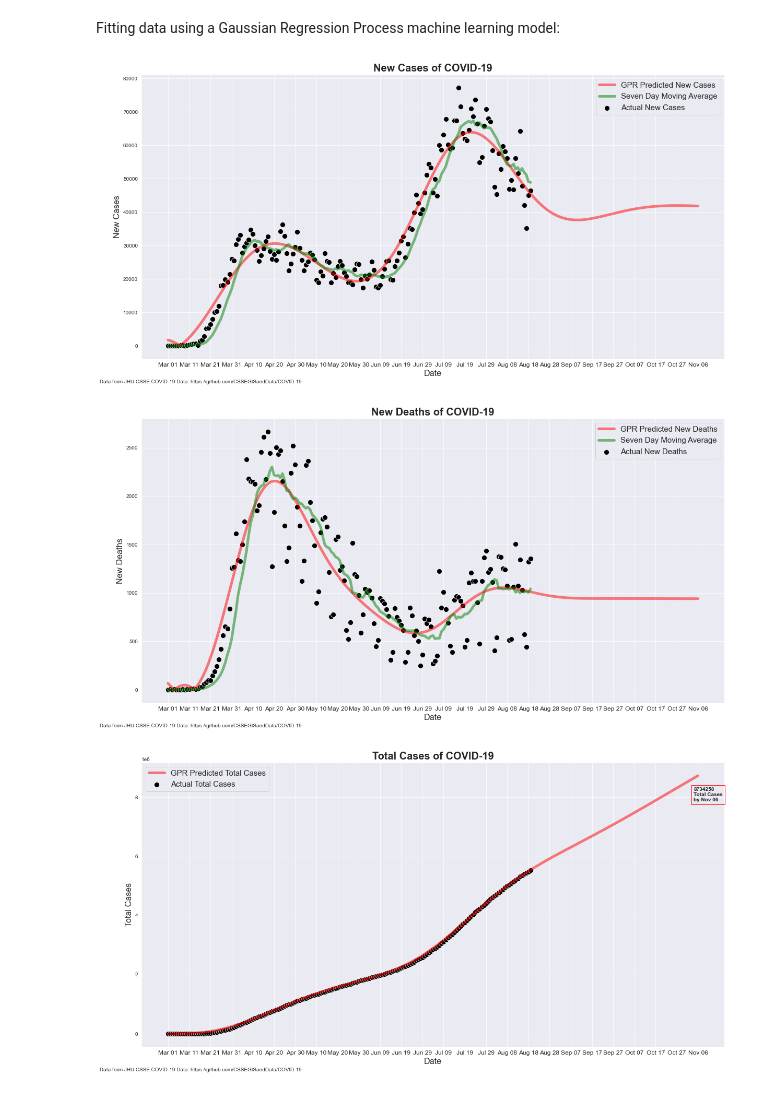
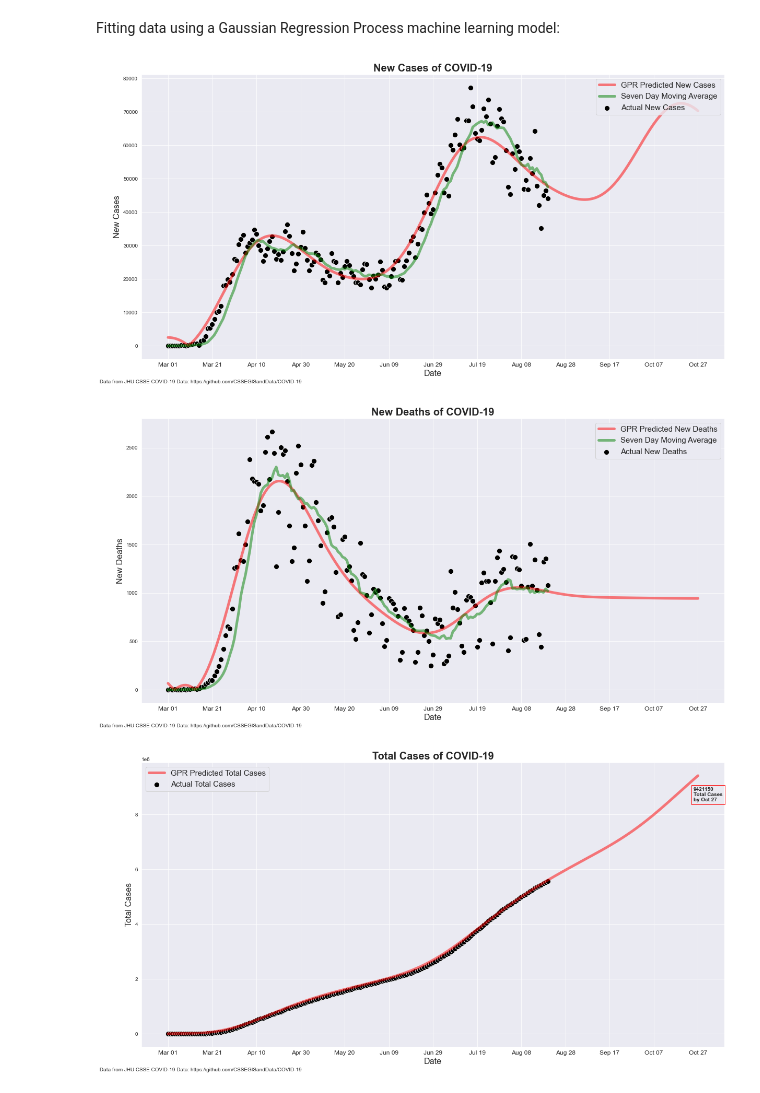
Before and after one commit to erikamundson/covid-19, a Jupyter notebook: analytics.ipynb, the cells around one changed output. Saved outputs shown, nothing was run; the diff lists cells and outputs as text; code cells hidden in the pictures.

```diff
--- a/analytics.ipynb
+++ b/analytics.ipynb
@@ -54,15 +54,15 @@ Fitting the data manually:
 # %% [markdown]
 Fitting data using a Gaussian Regression Process machine learning model:
 # %%
-plot_gpr(jhu, 'New Cases', 250, 10)
+plot_gpr(jhu, 'New Cases', 240, 20)
 # %% [output]
-[figure, old version]
+[figure, new version]
 # %%
-plot_gpr(jhu, 'New Deaths', 250, 10)
+plot_gpr(jhu, 'New Deaths', 240, 20)
 # %% [output]
-[figure, old version]
+[figure, new version]
 # %%
-plot_gpr_sum(jhu, 'Total Cases', 250, 10)
+plot_gpr_sum(jhu, 'Total Cases', 240, 20)
 # %% [output]
-[figure, old version]
+[figure, new version]
 # %%
```
Also changed, not shown: parts of 3 cells of this notebook, 8 other files.
